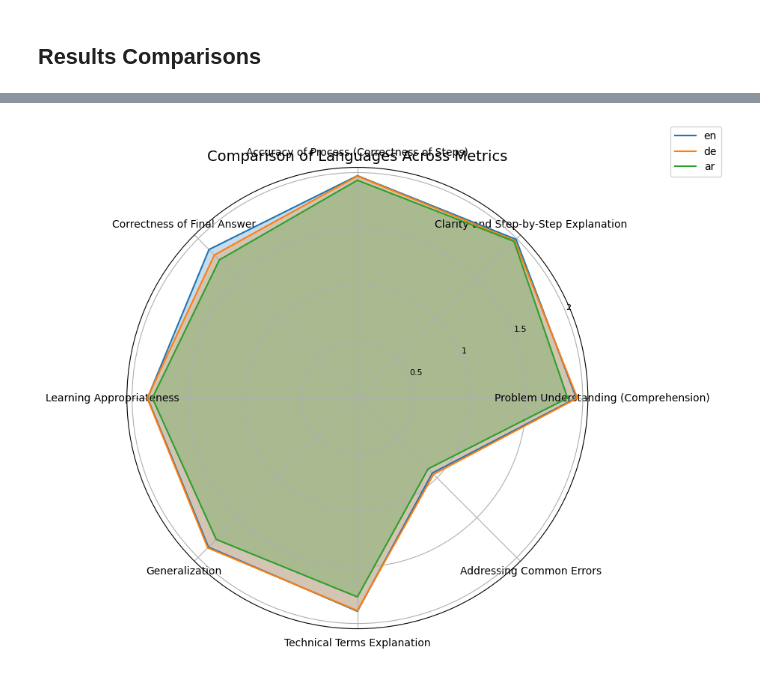
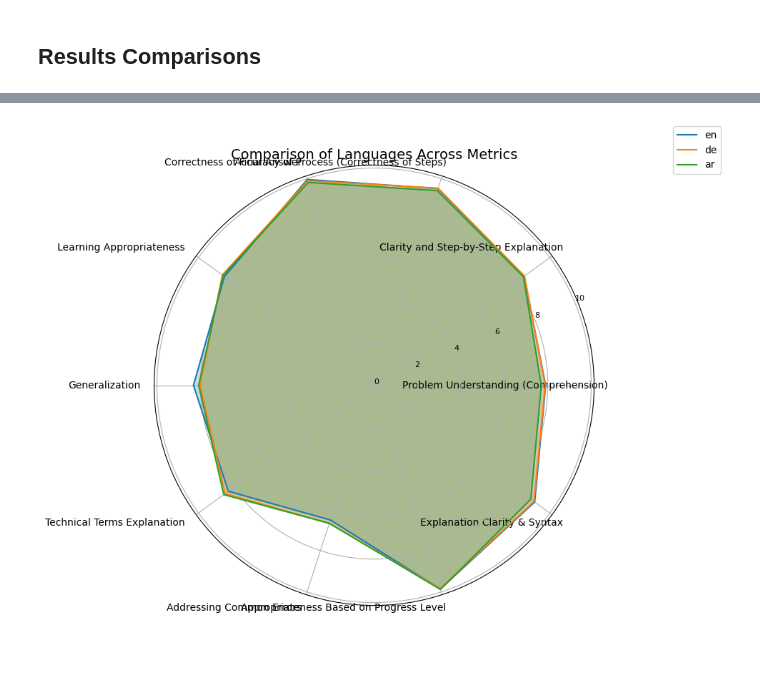
Before and after one commit to iug-htw/solution_evaluator, a Jupyter notebook: test_and_eval_pipeline.ipynb, the cells around one changed output, grey strips where cells are left out. Cells and saved outputs as stored; diff of their text form; code cells hidden in the pictures.

```diff
--- a/test_and_eval_pipeline.ipynb
+++ b/test_and_eval_pipeline.ipynb
@@ -289,0 +301,6 @@ Extracted technical terms in Arabic saved to technical_terms_ar.csv
+# %%
+solution_files = {
+    "en": solved_exercises_en,
+    "de": solved_exercises_de,
+    "ar": solved_exercises_ar,
+}
@@ -289,0 +399,12 @@ Extracted technical terms in Arabic saved to technical_terms_ar.csv
+# %%
+# Line chart of rankings per exercise
+plt.figure(figsize=(10, 6))
+for lang in solution_files.keys():
+    plt.plot(rank_df.index, rank_df[lang], marker="o", label=lang)
+
+plt.xlabel("Exercise Index")
+plt.ylabel("Ranking Position (1 = Best, 3 = Worst)")
+plt.title("Ranking Trends for Each Language Across Exercises")
+plt.yticks([1, 2, 3])
+plt.legend()
+plt.show()
@@ -385,44 +525,39 @@ highest_averages = pd.read_csv('highest_averages.csv')
 # %%
 import matplotlib.pyplot as plt
 import numpy as np
+import pandas as pd
 
-# Data
-languages = ['en', 'de', 'ar']
-metrics = [
-    "Problem Understanding (Comprehension)",
-    "Clarity and Step-by-Step Explanation",
-    "Accuracy of Process (Correctness of Steps)",
-    "Correctness of Final Answer",
-    "Learning Appropriateness",
-    "Generalization",
-    "Technical Terms Explanation",
-    "Addressing Common Errors",
-]
-values = {
-    "en": [1.944, 1.991, 1.972, 1.863, 1.863, 1.870, 1.891, 0.941],
-    "de": [1.953, 1.975, 1.969, 1.795, 1.866, 1.879, 1.885, 0.957],
-    "ar": [1.866, 1.966, 1.932, 1.733, 1.820, 1.773, 1.764, 0.888],
-}
+# Read data from CSV
+file_path = "comparison_results.csv"
+df = pd.read_csv(file_path, index_col=0)  # Load CSV, set first column as index (languages)
+
+# Extract languages and metrics dynamically
+languages = df.index.tolist()
+metrics = df.columns.tolist()
 
 # Radar chart setup
 angles = np.linspace(0, 2 * np.pi, len(metrics), endpoint=False).tolist()
 angles += angles[:1]  # Close the circle
 
 fig, ax = plt.subplots(figsize=(8, 8), subplot_kw=dict(polar=True))
+
+# Plot each language's data
 for lang in languages:
-    data = values[lang] + values[lang][:1]  # Close the circle
+    data = df.loc[lang].tolist()  # Extract values for the language
+    data += data[:1]  # Close the circle
     ax.plot(angles, data, label=lang)
     ax.fill(angles, data, alpha=0.25)
 
+# Format radar chart
 ax.set_xticks(angles[:-1])
-ax.set_xticklabels(metrics, fontsize=10)
-ax.set_yticks([0.5, 1, 1.5, 2])
-ax.set_yticklabels(['0.5', '1', '1.5', '2'], fontsize=8)
+ax.set_xticklabels(metrics, fontsize=10, rotation=30, ha="right")
+ax.set_yticks([0, 2, 4, 6, 8, 10])
+ax.set_yticklabels(['0', '2', '4', '6', '8', '10'], fontsize=8)
 ax.legend(loc='upper right', bbox_to_anchor=(1.3, 1.1))
 plt.title('Comparison of Languages Across Metrics', fontsize=14)
 plt.show()
 # %% [output]
-[figure, old version]
+[figure, new version]
 # %%
 import pandas as pd
 import seaborn as sns
```
Also changed, not shown: parts of 19 cells of this notebook, 18 other files.
